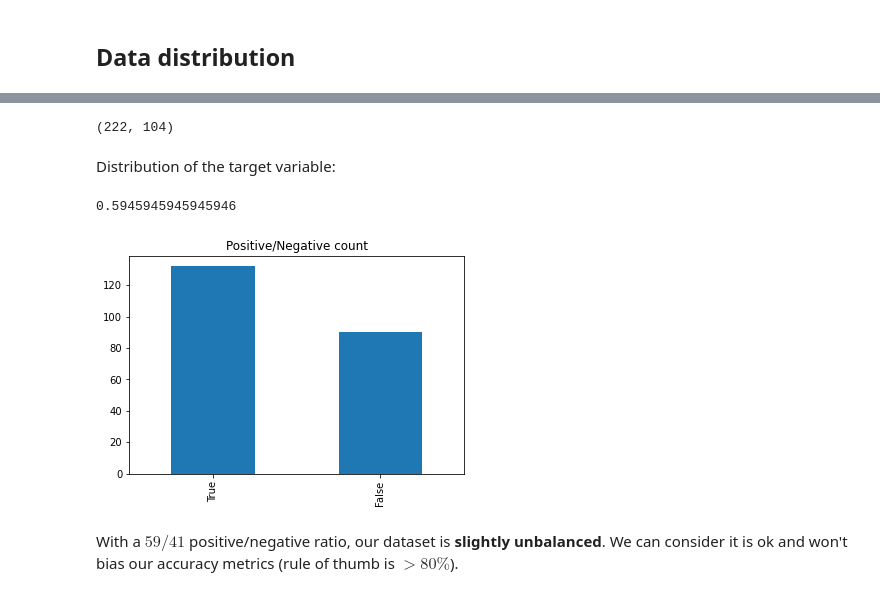
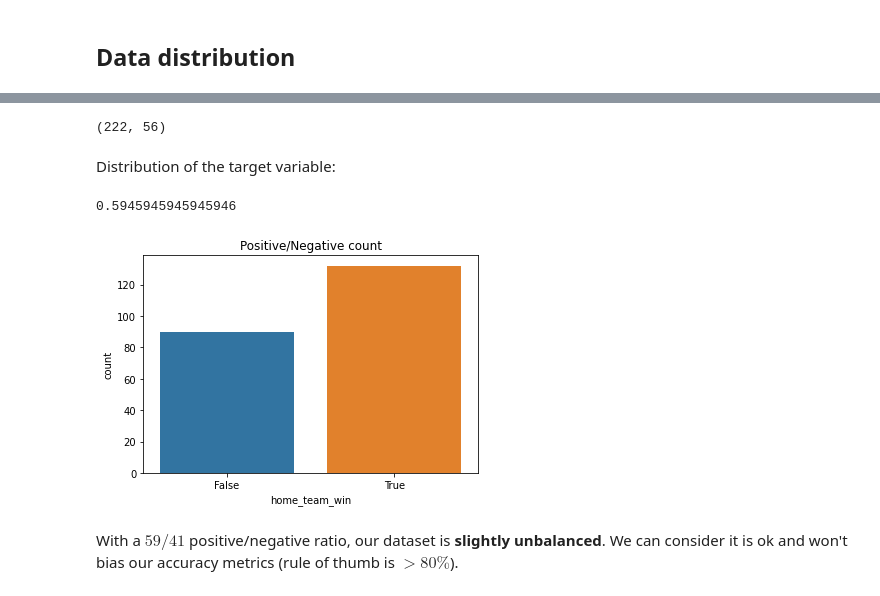
Before and after one commit to LouisAuneau/MISC-basketball-prediction, a Jupyter notebook: exploratory_data_analysis.ipynb, the cells around one changed output, grey strips where cells are left out. Saved outputs shown, nothing was run; the diff lists cells and outputs as text; code cells hidden in the pictures.

Commit message:
remove current game stats from processed data + switch to seaborn + add correlation analysis

```diff
--- a/exploratory_data_analysis.ipynb
+++ b/exploratory_data_analysis.ipynb
@@ -75,6 +77,6 @@ dtype: object
 # %% [markdown]
 As we have 2 teams changing every year, we don't want to have a model that is team dependent, thus we won't include it in the model.
 # %%
-data = data.drop(columns=['boxscore_url', 'home_team', 'away_team'])
+data = data.drop(columns=['home_team', 'away_team'])
 # %% [markdown]
 ## Data distribution
@@ -92,16 +107,16 @@ Those features can be dropped.
 # %%
-data = data.drop(columns=['home_ot_1_pts', 'away_ot_1_pts', 'home_ot_2_pts', 'away_ot_2_pts', 'home_ot_3_pts', 'away_ot_3_pts', 'minutes', 'home_team_wins', 'away_team_wins', 'home_team_losses', 'away_team_losses'])
+data = data.drop(columns=['home_team_wins', 'away_team_wins', 'home_team_losses', 'away_team_losses'])
 # %%
 data.shape
 # %% [output]
-(222, 104)
+(222, 56)
 # %% [markdown]
 Distribution of the target variable:
 # %%
 print(data['home_team_win'].sum()/len(data['home_team_win']))
-data['home_team_win'].value_counts().plot(kind='bar', title='Positive/Negative count');
+sns.countplot(x=data['home_team_win']).set_title('Positive/Negative count');
 # %% [output]
 0.5945945945945946
-[figure, old version]
+[figure, new version]
 # %% [markdown]
 With a $59/41$ positive/negative ratio, our dataset is **slightly unbalanced**. We can consider it is ok and won't bias our accuracy metrics (rule of thumb is $> 80\%$).
```
Also changed, not shown: parts of 20 cells of this notebook, 1 other file.
